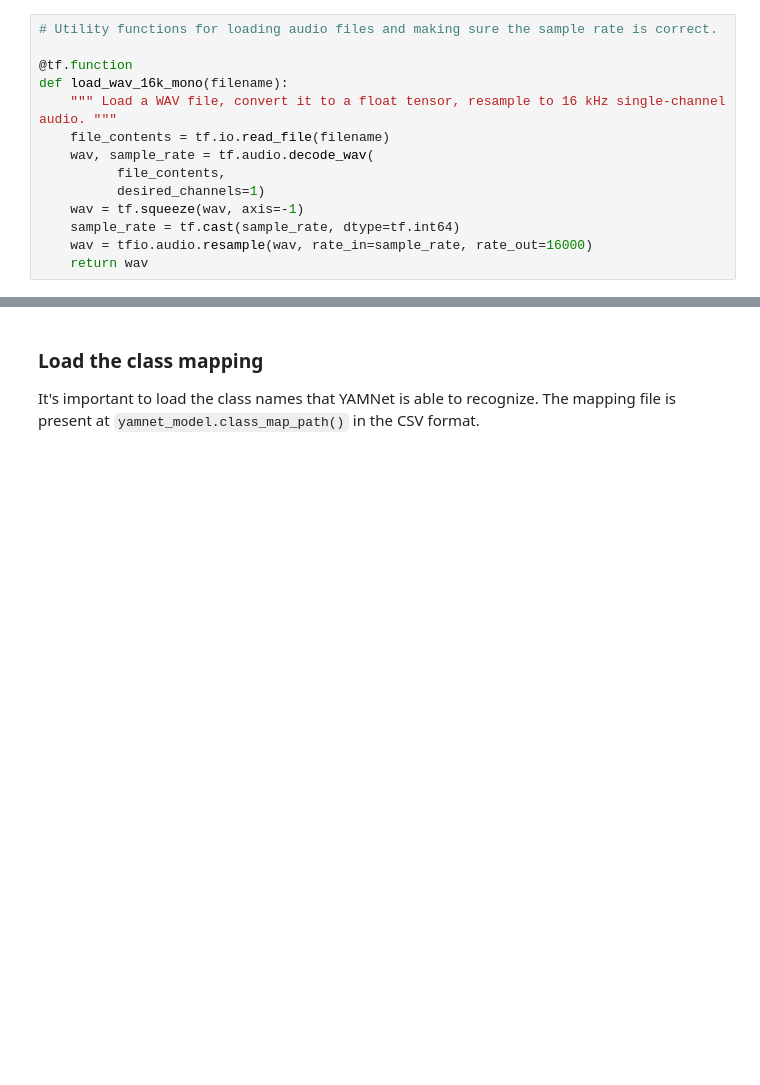
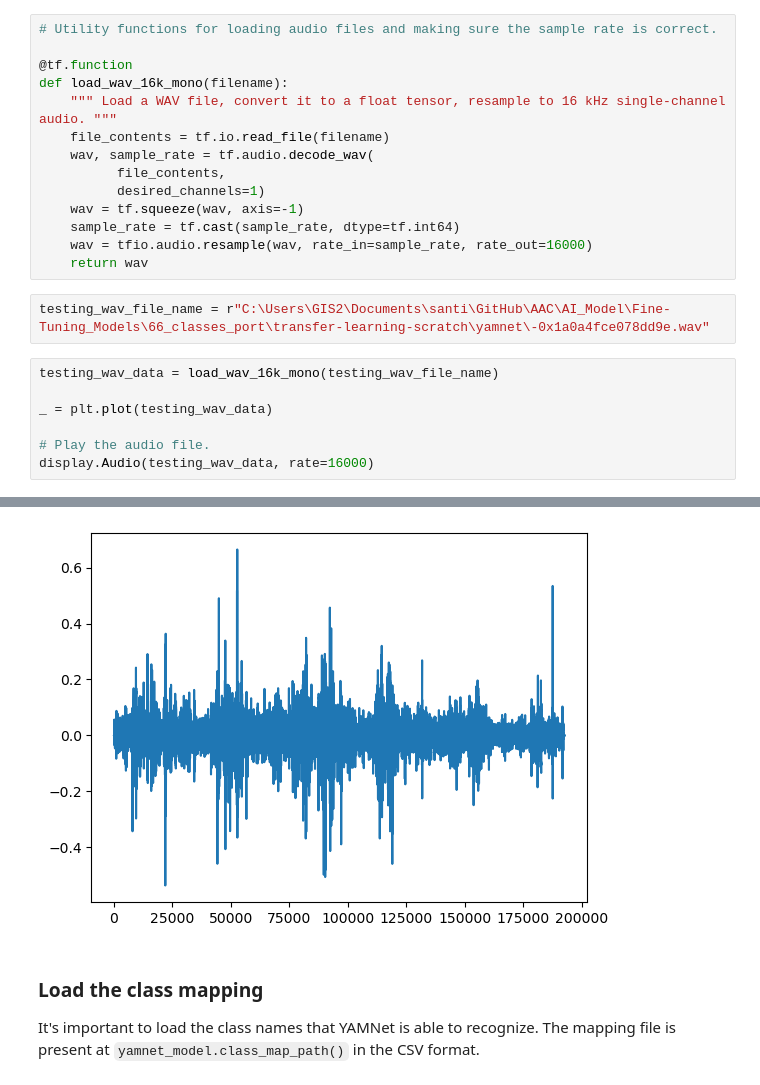
Before and after one commit to aacacustica/Audio_Processing, a Jupyter notebook: AI_Model/Fine-Tuning_Models/66_classes_port/transfer-learning-scratch/yamnet/transfer_learning_audio.ipynb, the cells around one changed output, grey strips where cells are left out. Cells and saved outputs as stored; diff of their text form; blank space fills up the shorter version.

```diff
--- a/AI_Model/Fine-Tuning_Models/66_classes_port/transfer-learning-scratch/yamnet/transfer_learning_audio.ipynb
+++ b/AI_Model/Fine-Tuning_Models/66_classes_port/transfer-learning-scratch/yamnet/transfer_learning_audio.ipynb
@@ -109,3 +109,13 @@ def load_wav_16k_mono(filename):
     sample_rate = tf.cast(sample_rate, dtype=tf.int64)
     wav = tfio.audio.resample(wav, rate_in=sample_rate, rate_out=16000)
     return wav
+# %%
+testing_wav_file_name = r"C:\Users\GIS2\Documents\santi\GitHub\AAC\AI_Model\Fine-Tuning_Models\66_classes_port\transfer-learning-scratch\yamnet\-0x1a0a4fce078dd9e.wav"
+# %%
+testing_wav_data = load_wav_16k_mono(testing_wav_file_name)
+
+_ = plt.plot(testing_wav_data)
+
+# Play the audio file.
+display.Audio(testing_wav_data, rate=16000)
+# %% [output]
@@ -112,3 +124,4 @@ def load_wav_16k_mono(filename):
+[figure, added]
 # %% [markdown]
 ### Load the class mapping
 
```
Also changed, not shown: parts of 21 cells of this notebook, 17 other files.
